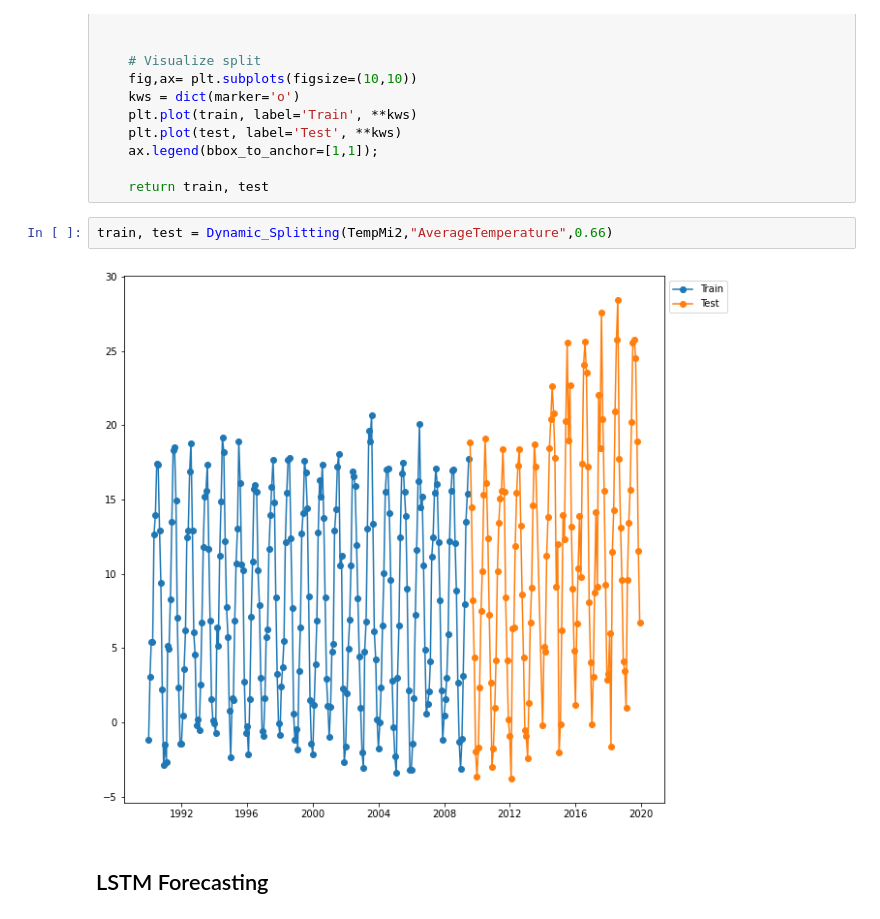
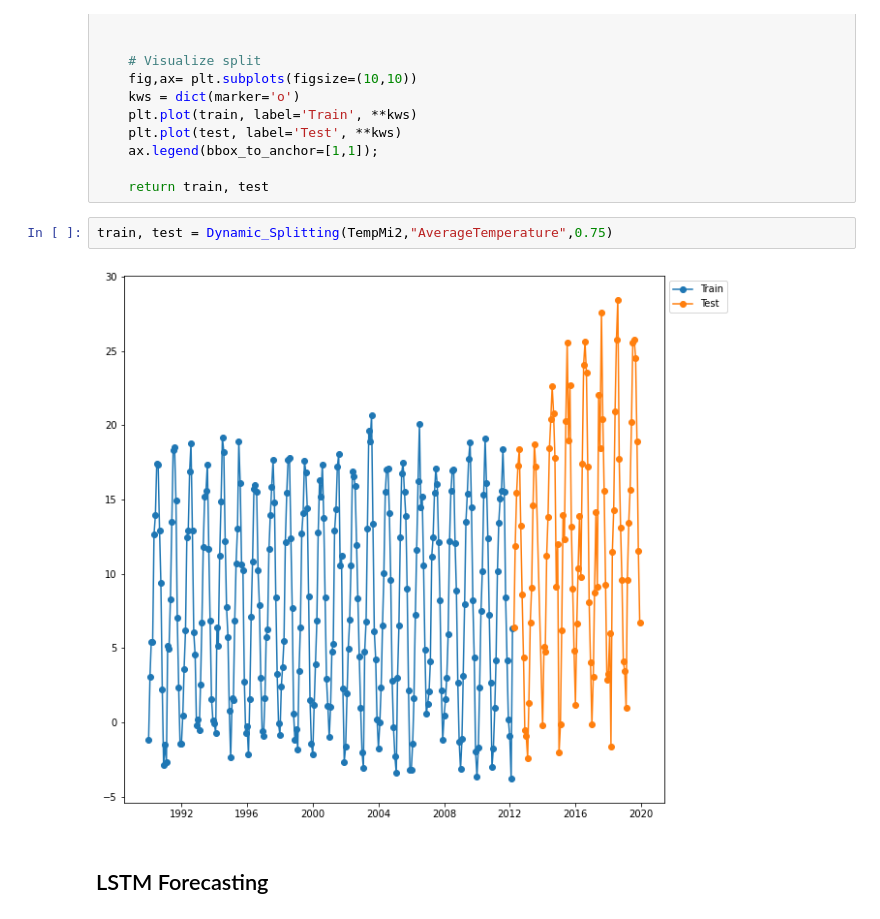
Before and after one commit to DaddCagnez/Data-Science-3, a Jupyter notebook: Time Series Milano.ipynb, the cells around one changed output. Cells and saved outputs as stored; diff of their text form.

```diff
--- a/Time Series Milano.ipynb
+++ b/Time Series Milano.ipynb
@@ -359,9 +359,9 @@ def Dynamic_Splitting (parDf,parColumn,parTrainSize):
 
     return train, test
 # %%
-train, test = Dynamic_Splitting(TempMi2,"AverageTemperature",0.66)
+train, test = Dynamic_Splitting(TempMi2,"AverageTemperature",0.75)
 # %% [output]
-[figure, old version]
+[figure, new version]
 # %% [markdown]
 ## LSTM Forecasting
 # %% [markdown]
```
Also changed, not shown: parts of 14 cells of this notebook, 1 other file.
